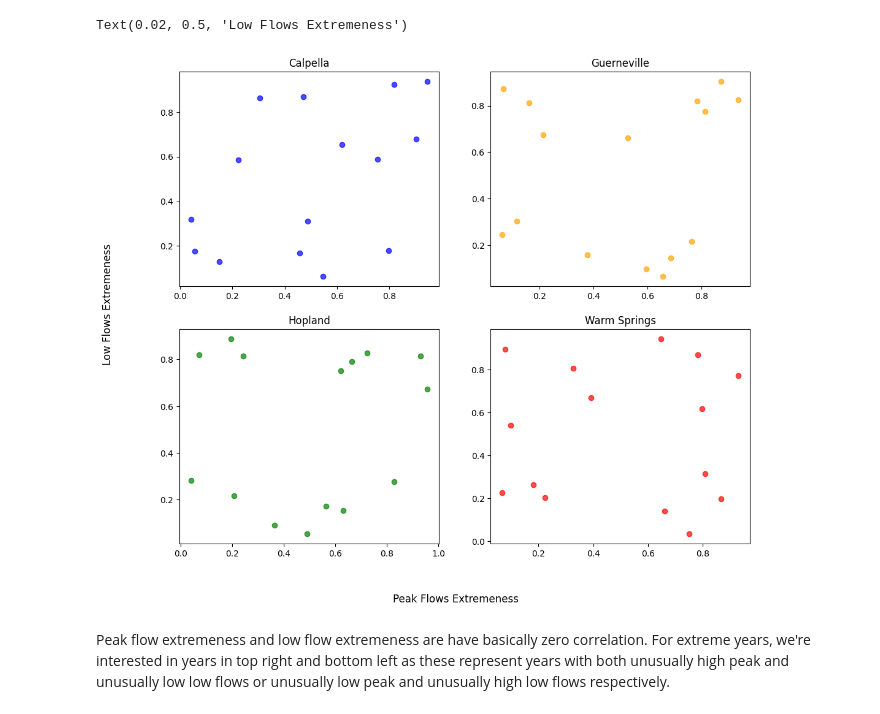
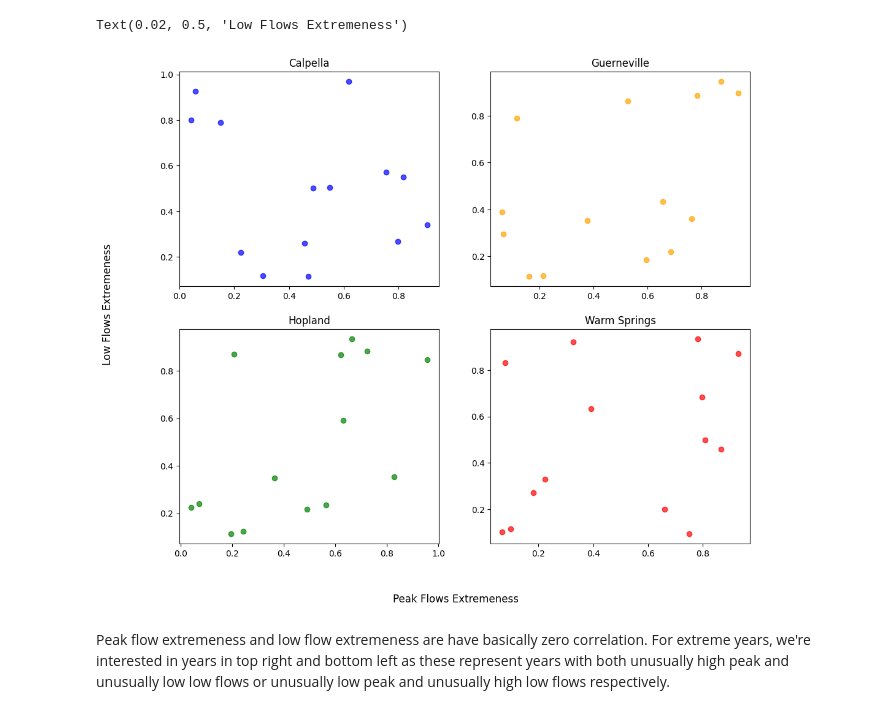
Before and after one commit to ArmanO2005/Fitting-a-Pearson-Type-III-Distribution-to-Peak-Flow-Data-from-the-Russian-River, a Jupyter notebook: Extremeness_Visualization.ipynb, the cells around one changed output. Drawn from its saved outputs; the diff is of its cells as text; code cells hidden in the pictures.

```diff
--- a/Extremeness_Visualization.ipynb
+++ b/Extremeness_Visualization.ipynb
@@ -11,18 +12,19 @@ years = low_flows["water_year"].astype(int)
 # %%
 fig, ax = plt.subplots(2, 2, figsize=(12, 10))
-ax[0, 0].scatter(peak_flows['Calpella'], low_flows['Calpella'], label='Calpella', alpha=0.7, color='blue')
+
+ax[0, 0].scatter(peak_flows['Calpella'][:-1], low_flows['Calpella'], label='Calpella', alpha=0.7, color='blue')
 ax[0, 0].set_title('Calpella')
-ax[0, 1].scatter(peak_flows['Guerneville'], low_flows['Guerneville'], label='Guerneville', alpha=0.7, color='orange')
+ax[0, 1].scatter(peak_flows['Guerneville'][:-1], low_flows['Guerneville'], label='Guerneville', alpha=0.7, color='orange')
 ax[0, 1].set_title('Guerneville')
-ax[1, 0].scatter(peak_flows['Hopland'], low_flows['Hopland'], label='Hopland', alpha=0.7, color='green')
+ax[1, 0].scatter(peak_flows['Hopland'][:-1], low_flows['Hopland'], label='Hopland', alpha=0.7, color='green')
 ax[1, 0].set_title('Hopland')
-ax[1, 1].scatter(peak_flows['Warm Springs'], low_flows['Warm Springs'], label='Warm Springs', alpha=0.7, color='red')
+ax[1, 1].scatter(peak_flows['Warm Springs'][:-1], low_flows['Warm Springs'], label='Warm Springs', alpha=0.7, color='red')
 ax[1, 1].set_title('Warm Springs')
 fig.supxlabel('Peak Flows Extremeness')
 fig.supylabel('Low Flows Extremeness')
 # %% [output]
 Text(0.02, 0.5, 'Low Flows Extremeness')
-[figure, old version]
+[figure, new version]
 # %% [markdown]
 Peak flow extremeness and low flow extremeness are have basically zero correlation. For extreme years, we're interested in years in top right and bottom left as these represent years with both unusually high peak and unusually low low flows or unusually low peak and unusually high low flows respectively.
 # %%
```
Also changed, not shown: parts of 2 cells of this notebook, 5 other files.
